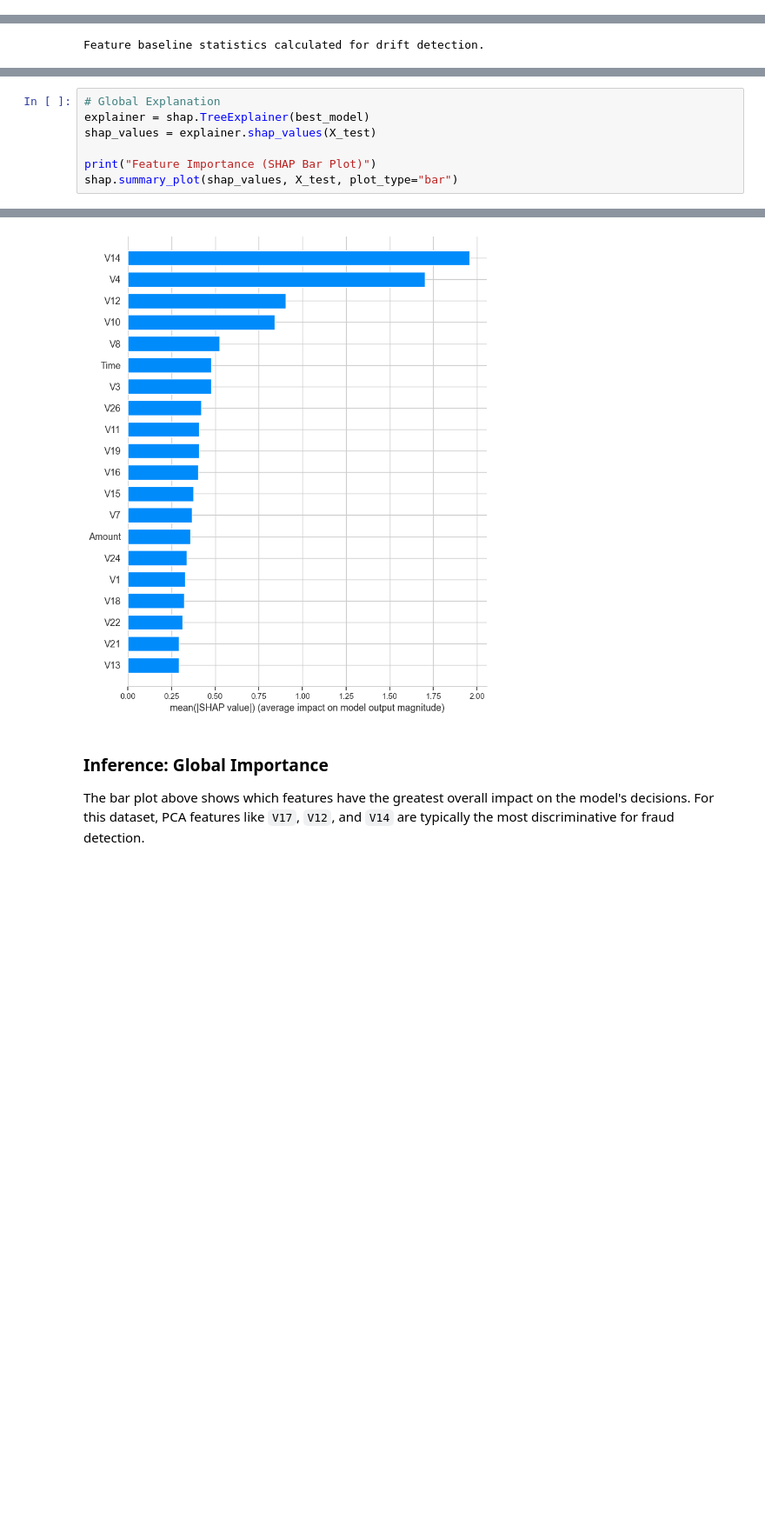
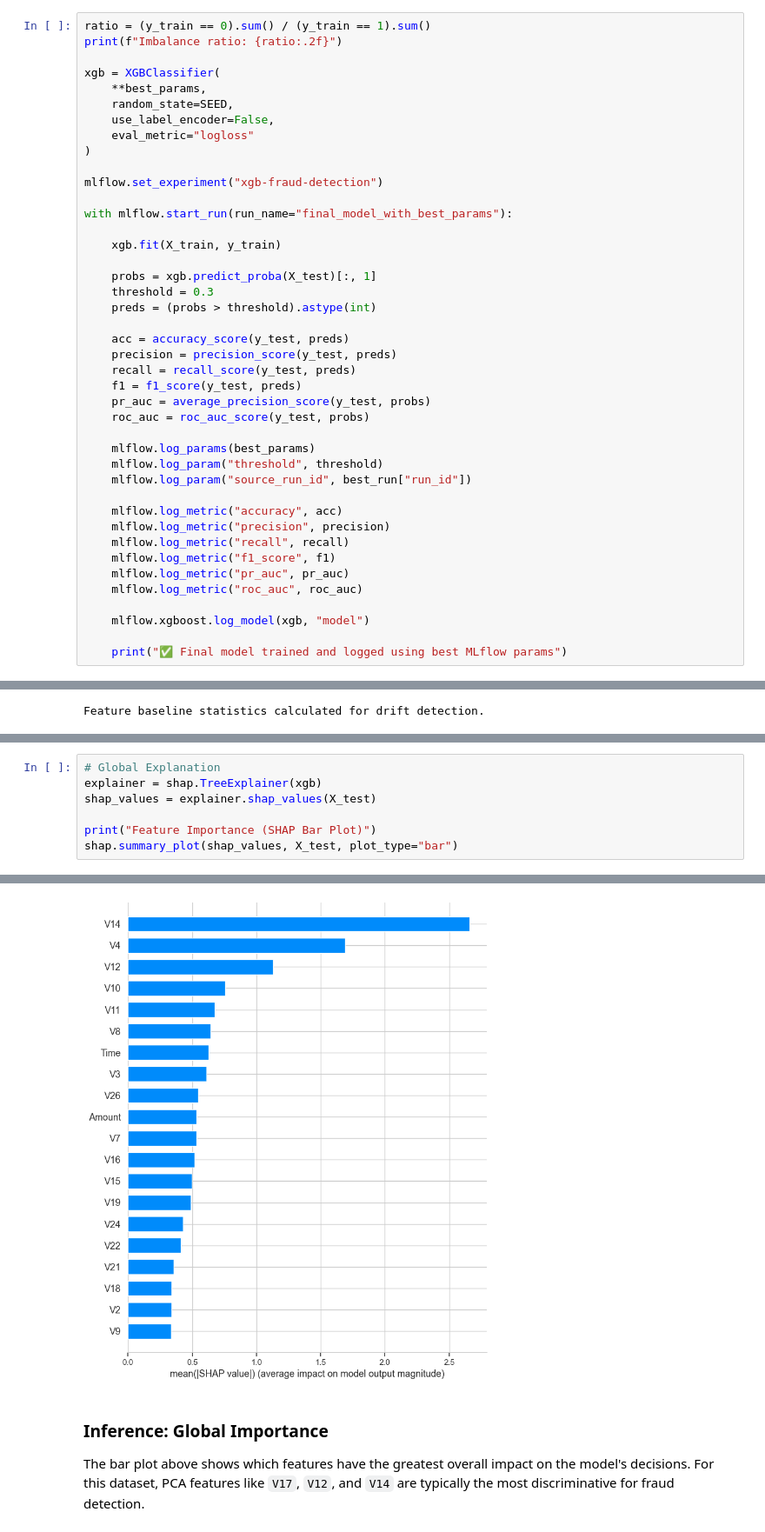
Before and after one commit to mayank2004201/fraud-detection-api, a Jupyter notebook: training/train.ipynb, the cells around one changed output, grey strips where cells are left out. Shown at 87% size. Cells and saved outputs as stored; diff of their text form; blank space fills up the shorter version.

```diff
--- a/training/train.ipynb
+++ b/training/train.ipynb
@@ -114,0 +244,42 @@ Best parameters found: {'learning_rate': 0.1, 'max_depth': 4, 'n_estimators': 35
+# %%
+ratio = (y_train == 0).sum() / (y_train == 1).sum()
+print(f"Imbalance ratio: {ratio:.2f}")
+
+xgb = XGBClassifier(
+    **best_params,
+    random_state=SEED,
+    use_label_encoder=False,
+    eval_metric="logloss"
+)
+
+mlflow.set_experiment("xgb-fraud-detection")
+
+with mlflow.start_run(run_name="final_model_with_best_params"):
+
+    xgb.fit(X_train, y_train)
+
+    probs = xgb.predict_proba(X_test)[:, 1]
+    threshold = 0.3
+    preds = (probs > threshold).astype(int)
+
+    acc = accuracy_score(y_test, preds)
+    precision = precision_score(y_test, preds)
+    recall = recall_score(y_test, preds)
+    f1 = f1_score(y_test, preds)
+    pr_auc = average_precision_score(y_test, probs)
+    roc_auc = roc_auc_score(y_test, probs)
+
+    mlflow.log_params(best_params)
+    mlflow.log_param("threshold", threshold)
+    mlflow.log_param("source_run_id", best_run["run_id"])
+
+    mlflow.log_metric("accuracy", acc)
+    mlflow.log_metric("precision", precision)
+    mlflow.log_metric("recall", recall)
+    mlflow.log_metric("f1_score", f1)
+    mlflow.log_metric("pr_auc", pr_auc)
+    mlflow.log_metric("roc_auc", roc_auc)
+
+    mlflow.xgboost.log_model(xgb, "model")
+
+    print("✅ Final model trained and logged using best MLflow params")
@@ -150,14 +382,14 @@ Feature baseline statistics calculated for drift detection.
 Using SHAP to understand how features contribute to the model's predictions.
 # %%
 # Global Explanation
-explainer = shap.TreeExplainer(best_model)
+explainer = shap.TreeExplainer(xgb)
 shap_values = explainer.shap_values(X_test)
 
 print("Feature Importance (SHAP Bar Plot)")
 shap.summary_plot(shap_values, X_test, plot_type="bar")
 # %% [output]
 Feature Importance (SHAP Bar Plot)
-[figure, old version]
+[figure, new version]
 # %% [markdown]
 ### Inference: Global Importance
 The bar plot above shows which features have the greatest overall impact on the model's decisions. For this dataset, PCA features like `V17`, `V12`, and `V14` are typically the most discriminative for fraud detection.
```
Also changed, not shown: parts of 35 cells of this notebook.
